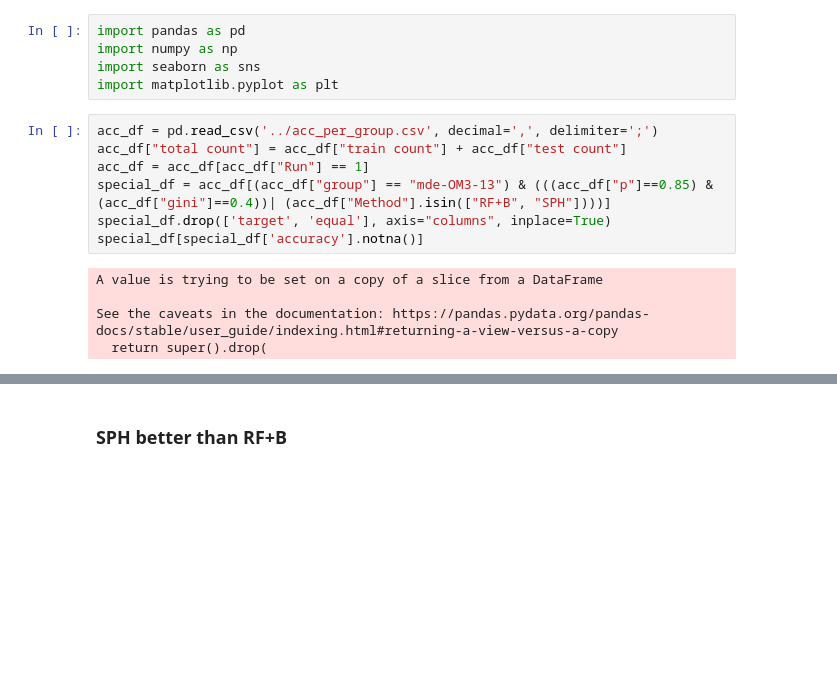
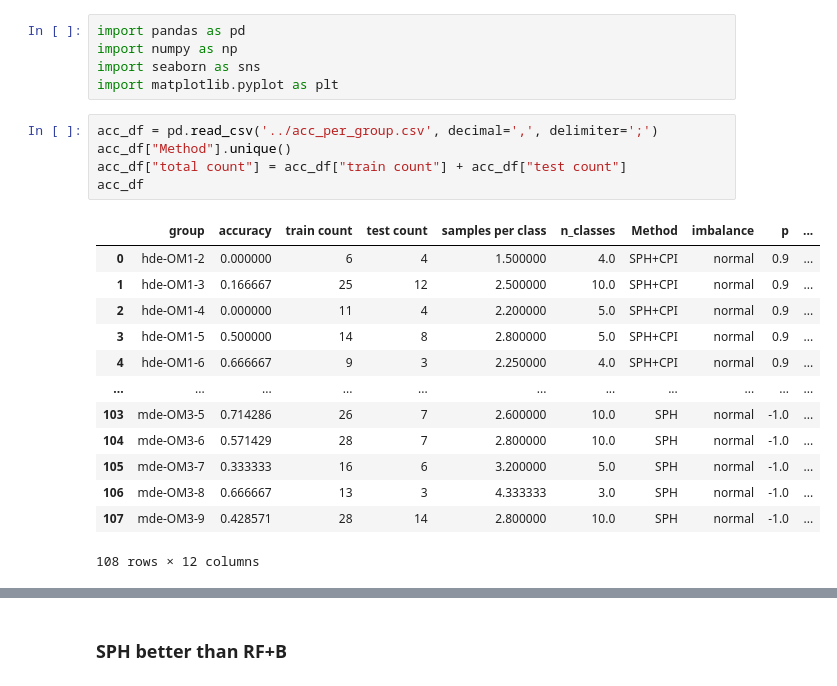
Before and after one commit to IPVS-AS/DataGenerator, a Jupyter notebook: Notebooks_experiments/Untitled.ipynb, the cells around one changed output, grey strips where cells are left out. Saved outputs shown, nothing was run; the diff lists cells and outputs as text; blank space fills up the shorter version.

```diff
--- a/Notebooks_experiments/Untitled.ipynb
+++ b/Notebooks_experiments/Untitled.ipynb
@@ -5,13 +5,20 @@ import seaborn as sns
 import matplotlib.pyplot as plt
 # %%
 acc_df = pd.read_csv('../acc_per_group.csv', decimal=',', delimiter=';')
+acc_df["Method"].unique()
 acc_df["total count"] = acc_df["train count"] + acc_df["test count"]
-acc_df = acc_df[acc_df["Run"] == 1]
-special_df = acc_df[(acc_df["group"] == "mde-OM3-13") & (((acc_df["p"]==0.85) & (acc_df["gini"]==0.4))| (acc_df["Method"].isin(["RF+B", "SPH"])))]
-special_df.drop(['target', 'equal'], axis="columns", inplace=True)
-special_df[special_df['accuracy'].notna()]
+acc_df
 # %% [output]
+|  | group | accuracy | train count | test count | samples per class | n_classes | Method | imbalance | p | ... |
+| 0 | hde-OM1-2 | 0.000000 | 6 | 4 | 1.500000 | 4.0 | SPH+CPI | normal | 0.9 | ... |
+| 1 | hde-OM1-3 | 0.166667 | 25 | 12 | 2.500000 | 10.0 | SPH+CPI | normal | 0.9 | ... |
+| 2 | hde-OM1-4 | 0.000000 | 11 | 4 | 2.200000 | 5.0 | SPH+CPI | normal | 0.9 | ... |
+| 3 | hde-OM1-5 | 0.500000 | 14 | 8 | 2.800000 | 5.0 | SPH+CPI | normal | 0.9 | ... |
+| 4 | hde-OM1-6 | 0.666667 | 9 | 3 | 2.250000 | 4.0 | SPH+CPI | normal | 0.9 | ... |
+| ... | ... | ... | ... | ... | ... | ... | ... | ... | ... | ... |
+| 103 | mde-OM3-5 | 0.714286 | 26 | 7 | 2.600000 | 10.0 | SPH | normal | -1.0 | ... |
+| 104 | mde-OM3-6 | 0.571429 | 28 | 7 | 2.800000 | 10.0 | SPH | normal | -1.0 | ... |
+| 105 | mde-OM3-7 | 0.333333 | 16 | 6 | 3.200000 | 5.0 | SPH | normal | -1.0 | ... |
+| 106 | mde-OM3-8 | 0.666667 | 13 | 3 | 4.333333 | 3.0 | SPH | normal | -1.0 | ... |
+| 107 | mde-OM3-9 | 0.428571 | 28 | 14 | 2.800000 | 10.0 | SPH | normal | -1.0 | ... |
-A value is trying to be set on a copy of a slice from a DataFrame
-
-See the caveats in the documentation: https://pandas.pydata.org/pandas-docs/stable/user_guide/indexing.html#returning-a-view-versus-a-copy
-  return super().drop(
+108 rows × 12 columns
```
Also changed, not shown: parts of 8 cells of this notebook, 9 other files.
